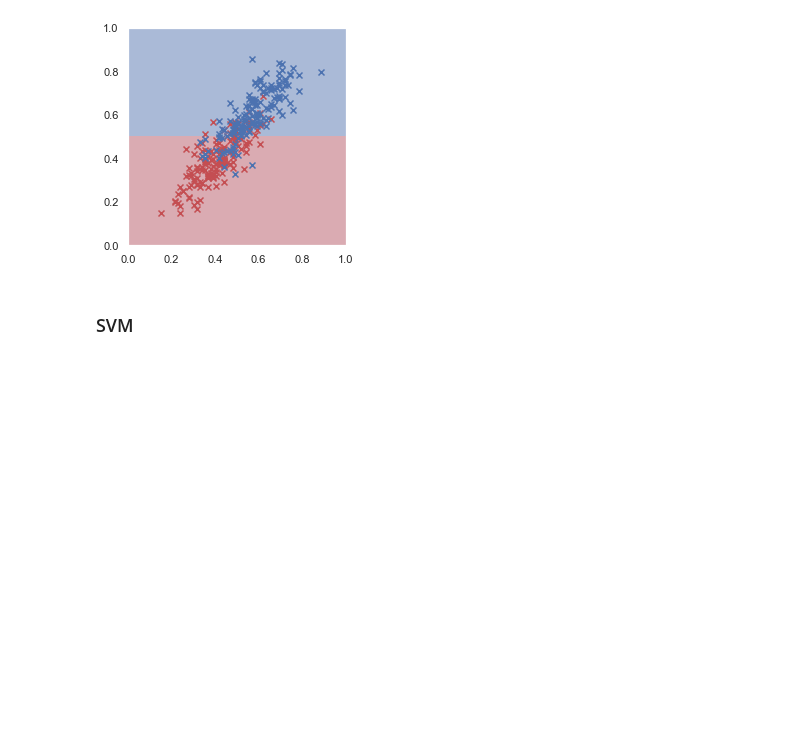
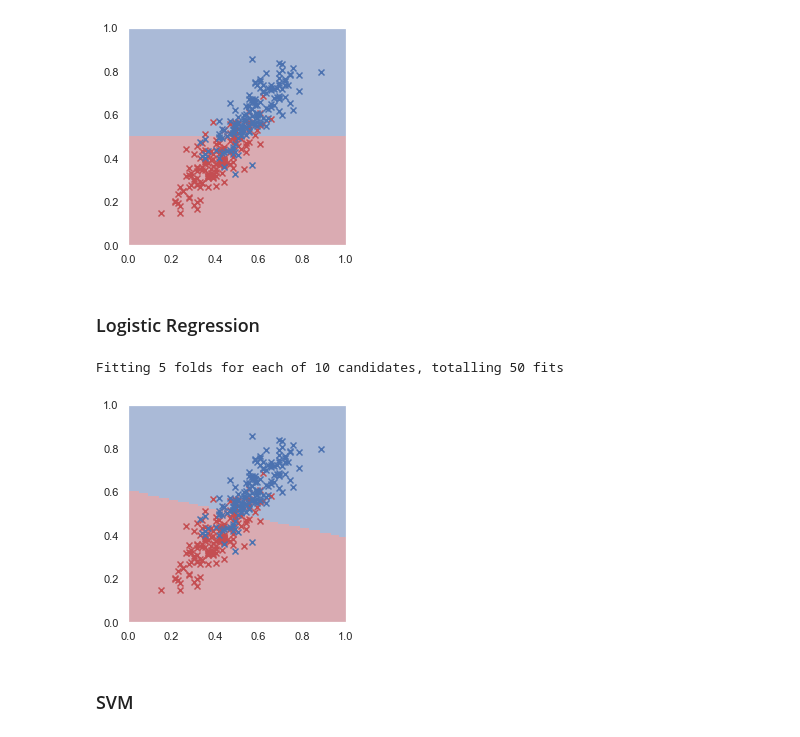
Before and after one commit to rmanaem/esports-prediction, a Jupyter notebook: src/training.ipynb, the cells around one changed output. Saved outputs shown, nothing was run; the diff lists cells and outputs as text; code cells hidden in the pictures; blank space fills up the shorter version.

Commit message:
Implemented Logistic Regression Model

```diff
--- a/src/training.ipynb
+++ b/src/training.ipynb
@@ -183,6 +183,21 @@ plot_data(X_trn[index], y_trn[index])
 plot_rf_prediction(ab.best_estimator_)
 # %% [output]
 [figure]
+# %% [markdown]
+### Logistic Regression
+# %%
+lr = sklearn.linear_model.LogisticRegression(random_state=random_state, max_iter=10000)
+param_grid = {
+    'C': [i for i in scipy.stats.reciprocal(1e-05, 10).rvs(10)]
+}
+lr = rand_param_search(X_trn, y_trn, lr, param_grid, n_jobs=-1)
+# %% [output]
+Fitting 5 folds for each of 10 candidates, totalling 50 fits
+# %%
+plot_data(X_trn[index], y_trn[index])
+plot_rf_prediction(lr.best_estimator_)
+# %% [output]
+[figure, added]
 # %% [markdown]
 ### SVM
 # %%
```
